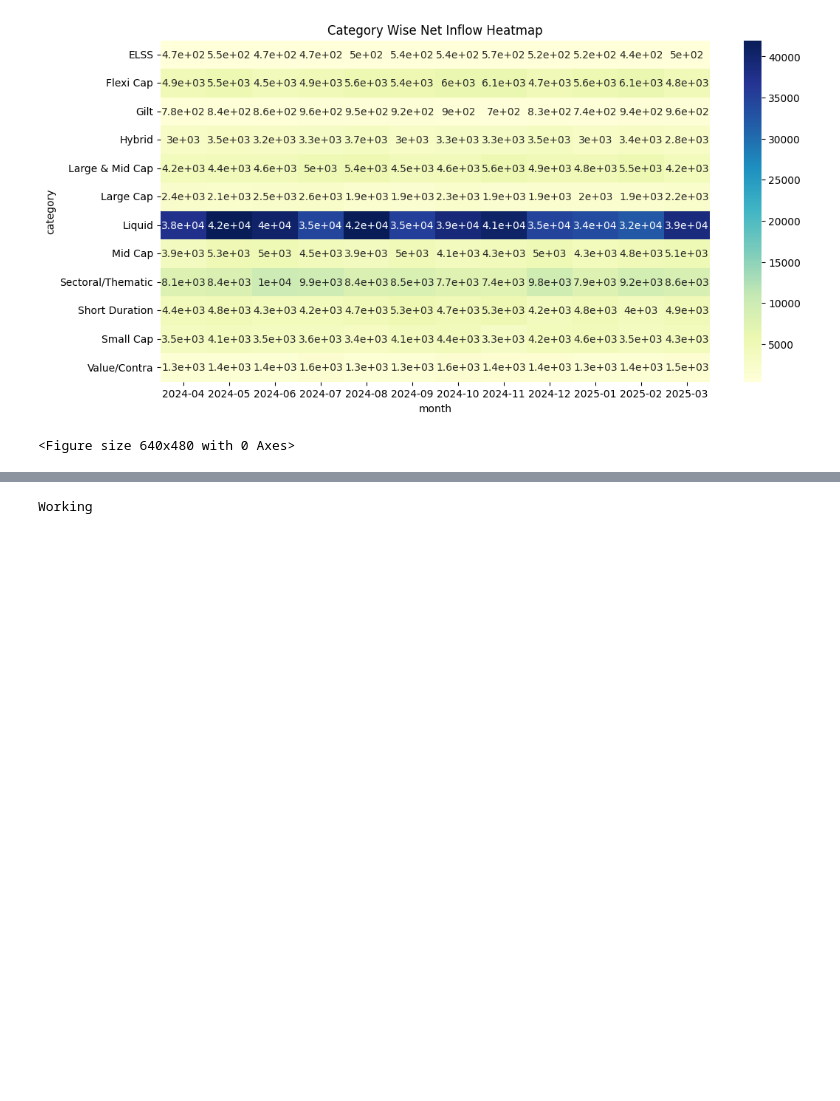
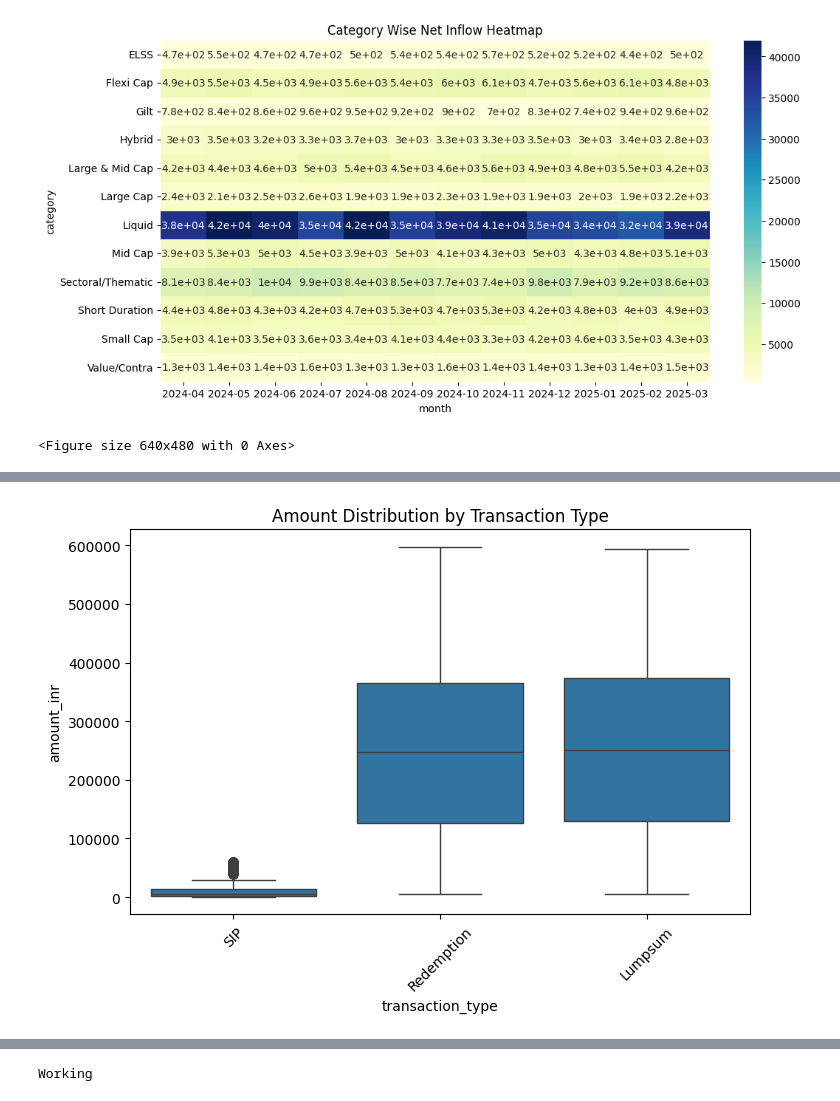
Before and after one commit to shrutikaghadge22-art/MutualFundProject, a Jupyter notebook: notebooks/EDA_Analysis.ipynb, the cells around one changed output, grey strips where cells are left out. Drawn from its saved outputs; the diff is of its cells as text; code cells hidden in the pictures; blank space fills up the shorter version.

```diff
--- a/notebooks/EDA_Analysis.ipynb
+++ b/notebooks/EDA_Analysis.ipynb
@@ -167,0 +192,15 @@ plt.savefig("../reports/category_heatmap.png")
+# %%
+plt.figure(figsize=(8,5))
+
+sns.boxplot(
+    x='transaction_type',
+    y='amount_inr',
+    data=investor
+)
+
+plt.title("Amount Distribution by Transaction Type")
+plt.xticks(rotation=45)
+
+plt.show()
+# %% [output]
+[figure, added]
```
Also changed, not shown: parts of 12 cells of this notebook, 5 other files.
